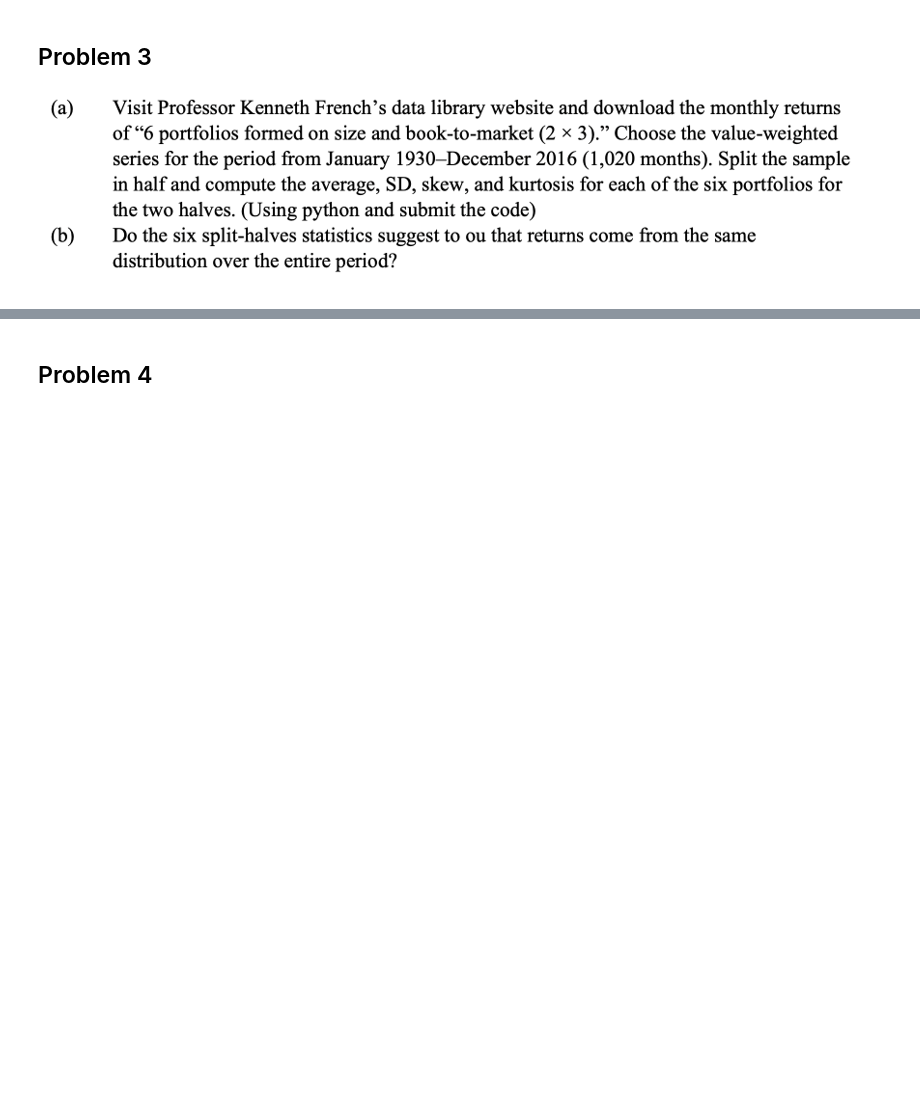
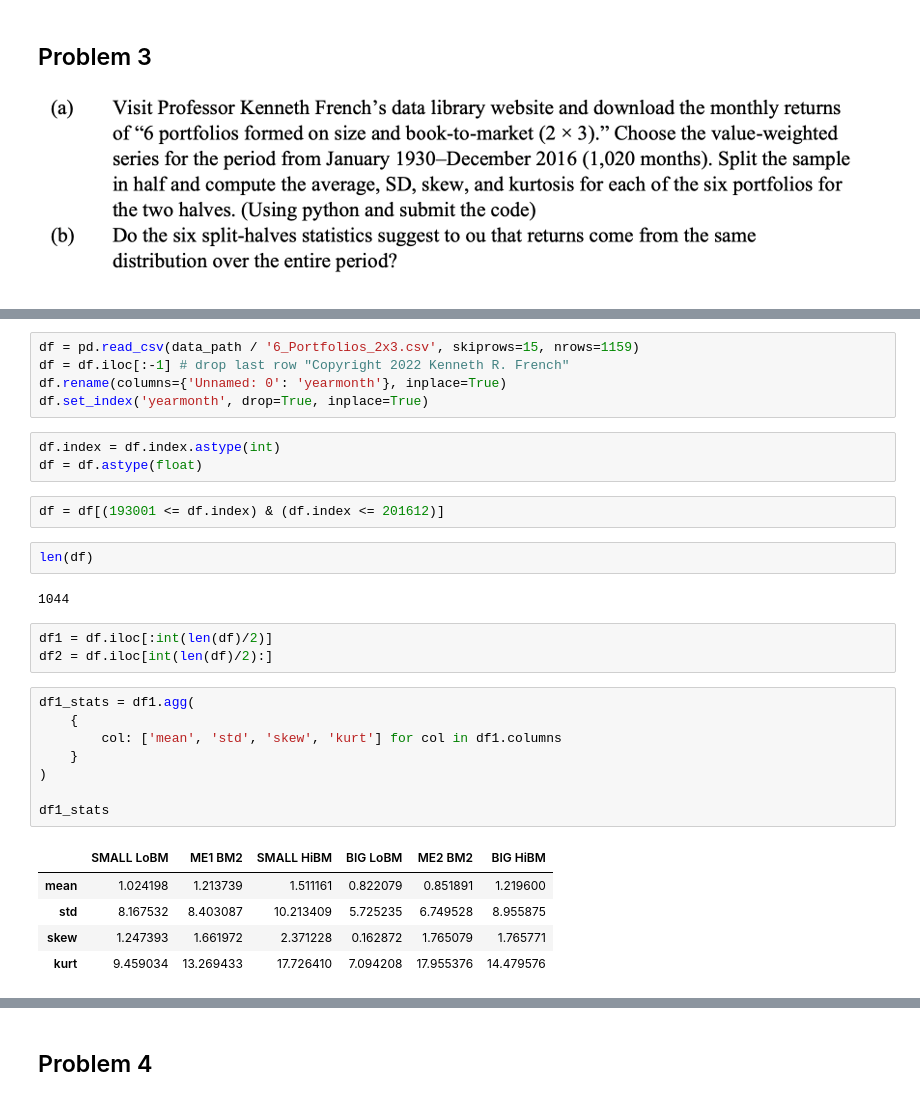
Before and after one commit to jaepil-choi/fbaquant23, a Jupyter notebook: s1.2ap/hw/s1.2ap_hw02.ipynb, the cells around one changed output, grey strips where cells are left out. Drawn from its saved outputs; the diff is of its cells as text; blank space fills up the shorter version.

```diff
--- a/s1.2ap/hw/s1.2ap_hw02.ipynb
+++ b/s1.2ap/hw/s1.2ap_hw02.ipynb
@@ -34,0 +49,31 @@ norm.cdf(b)
+# %%
+df = pd.read_csv(data_path / '6_Portfolios_2x3.csv', skiprows=15, nrows=1159)
+df = df.iloc[:-1] # drop last row "Copyright 2022 Kenneth R. French"
+df.rename(columns={'Unnamed: 0': 'yearmonth'}, inplace=True)
+df.set_index('yearmonth', drop=True, inplace=True)
+# %%
+df.index = df.index.astype(int)
+df = df.astype(float)
+# %%
+df = df[(193001 <= df.index) & (df.index <= 201612)]
+# %%
+len(df)
+# %% [output]
+1044
+# %%
+df1 = df.iloc[:int(len(df)/2)]
+df2 = df.iloc[int(len(df)/2):]
+# %%
+df1_stats = df1.agg(
+    {
+        col: ['mean', 'std', 'skew', 'kurt'] for col in df1.columns
+    }
+)
+
+df1_stats
+# %% [output]
+|  | SMALL LoBM | ME1 BM2 | SMALL HiBM | BIG LoBM | ME2 BM2 | BIG HiBM |
+| mean | 1.024198 | 1.213739 | 1.511161 | 0.822079 | 0.851891 | 1.219600 |
+| std | 8.167532 | 8.403087 | 10.213409 | 5.725235 | 6.749528 | 8.955875 |
+| skew | 1.247393 | 1.661972 | 2.371228 | 0.162872 | 1.765079 | 1.765771 |
+| kurt | 9.459034 | 13.269433 | 17.726410 | 7.094208 | 17.955376 | 14.479576 |
```
Also changed, not shown: parts of 10 cells of this notebook, 1 other file.
